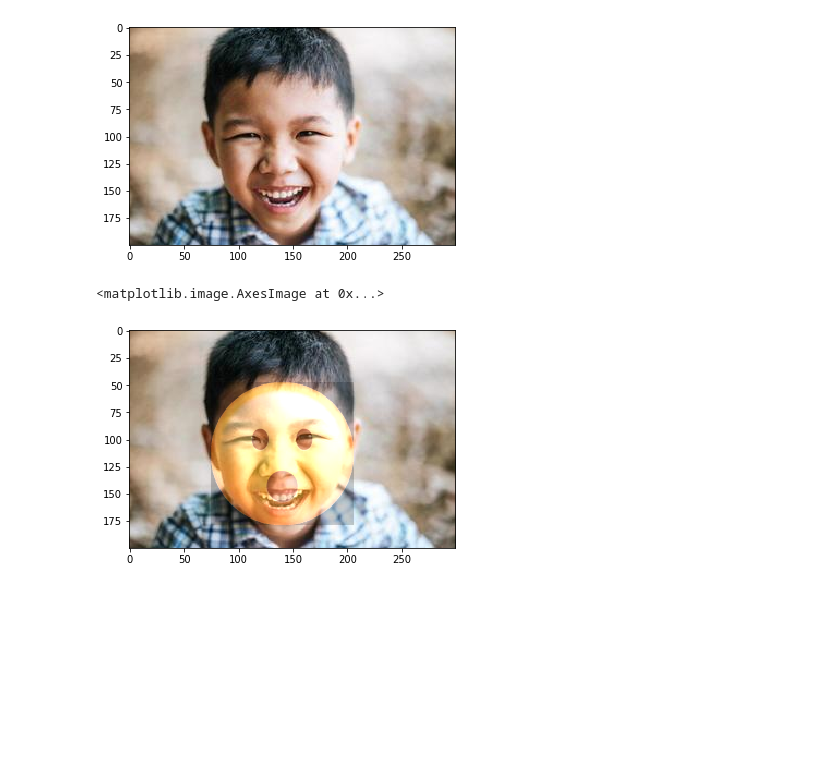
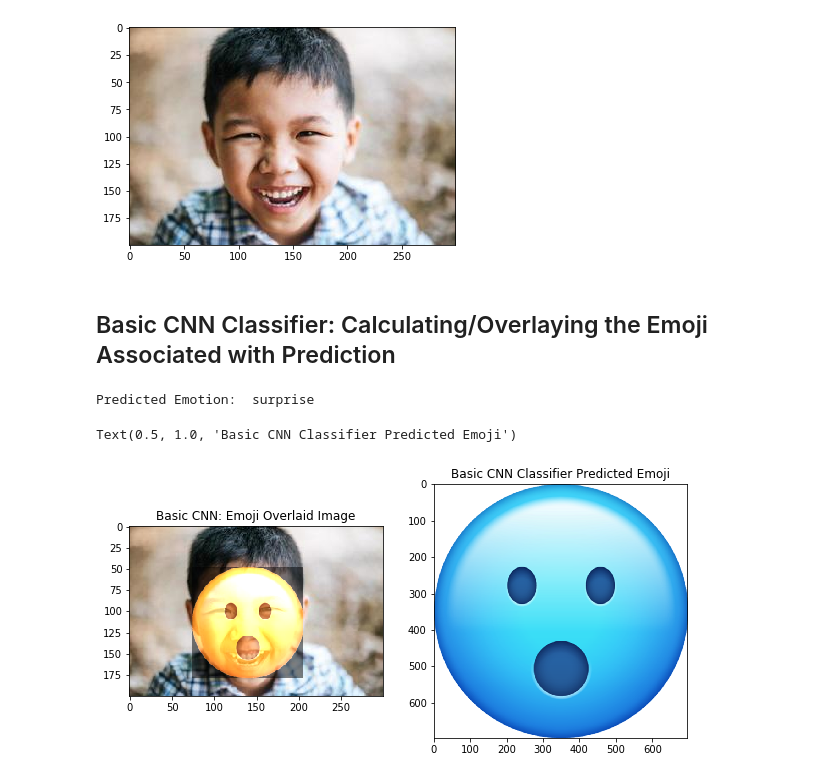
Before and after one commit to saksarip/CS4100-final-project, a Jupyter notebook: Emoji Overlay Demo.ipynb, the cells around one changed output. Saved outputs shown, nothing was run; the diff lists cells and outputs as text; code cells hidden in the pictures; blank space fills up the shorter version.

```diff
--- a/Emoji Overlay Demo.ipynb
+++ b/Emoji Overlay Demo.ipynb
@@ -118,11 +126,20 @@ for (x, y, w, h) in boy_face:
     emoji = cv2.resize(emoji, (w, h), interpolation=cv2.INTER_AREA)
     if emoji.shape[2] == 4:
             emoji = cv2.cvtColor(emoji, cv2.COLOR_BGRA2BGR)
-    overlay = cv2.addWeighted(face, 0.8, emoji, 0.5, 0)
+    overlay = cv2.addWeighted(face, 0.5, emoji, 0.9, 0)
     boy[y:y+h, x:x+w] = overlay
 
 
 # showing the image with the overlaid emoji, corresponding to the
 # expression given by the face as predicted by DeepFace.
-plt.imshow(cv2.cvtColor(boy, cv2.COLOR_BGR2RGB))
+print("Emotion: ", emotion)
+
+# plotting the results
+fig, (a1, a2) = plt.subplots(1, 2, figsize=(10,5))
+
+a1.imshow(cv2.cvtColor(boy, cv2.COLOR_BGR2RGB))
+a1.set_title("Emoji Overlaid Image")
+
+a2.imshow(predicted_emoji)
+a2.set_title("Predicted Emoji")
 # %% [output]
@@ -270,26 +286,45 @@ plt.imshow(cv2.cvtColor(boy, cv2.COLOR_BGR2RGB))
 color_boy = cv2.cvtColor(boy,cv2.COLOR_BGR2GRAY)
 face_cascade = cv2.CascadeClassifier(cv2.data.haarcascades + 'haarcascade_frontalface_default.xml')
 boy_face = face_cascade.detectMultiScale(color_boy, 1.1, 4)
+# %% [markdown]
+## Basic CNN Classifier: Calculating/Overlaying the Emoji Associated with Prediction
 # %%
+emotions_dict = {0: 'angry',
+                       1: 'disgust',
+                       2: 'fear',
+                       3: 'happy',
+                       4: 'sad',
+                       5: 'surprise',
+                       6: 'neutral'}
+
 predicted_emoji = emoji_overlay(int(predicted_class))
 
 resized_emoji = cv2.resize(predicted_emoji, (100, 100))
 
 # overlaying the predicted image over the face in the image,
 # calculating the face location to localize and overlay directly over the face.
 for (x, y, w, h) in boy_face:
     face = boy[y:y+h, x:x+w]
     emoji = predicted_emoji
     emoji = cv2.resize(emoji, (w, h), interpolation=cv2.INTER_AREA)
     if emoji.shape[2] == 4:
             emoji = cv2.cvtColor(emoji, cv2.COLOR_BGRA2BGR)
-    overlay = cv2.addWeighted(face, 0.8, emoji, 0.5, 0)
+    overlay = cv2.addWeighted(face, 0.5, emoji, 0.9, 0)
     boy[y:y+h, x:x+w] = overlay
 
 
 # showing the image with the overlaid emoji, corresponding to the
-# expression given by the face as predicted by DeepFace.
-plt.imshow(cv2.cvtColor(boy, cv2.COLOR_BGR2RGB))
+# expression given by the face as predicted by basic CNN.
+print("Predicted Emotion: ", emotions_dict[predicted_class])
+
+fig, (a1, a2) = plt.subplots(1, 2, figsize=(10,5))
+
+a1.imshow(cv2.cvtColor(boy, cv2.COLOR_BGR2RGB))
+a1.set_title("Basic CNN: Emoji Overlaid Image")
+
+a2.imshow(predicted_emoji)
+a2.set_title("Basic CNN Classifier Predicted Emoji")
 # %% [output]
-<matplotlib.image.AxesImage at 0x...>
+Predicted Emotion:  surprise
+Text(0.5, 1.0, 'Basic CNN Classifier Predicted Emoji')
-[figure, old version]
+[figure, new version]
```
Also changed, not shown: parts of 50 cells of this notebook.
